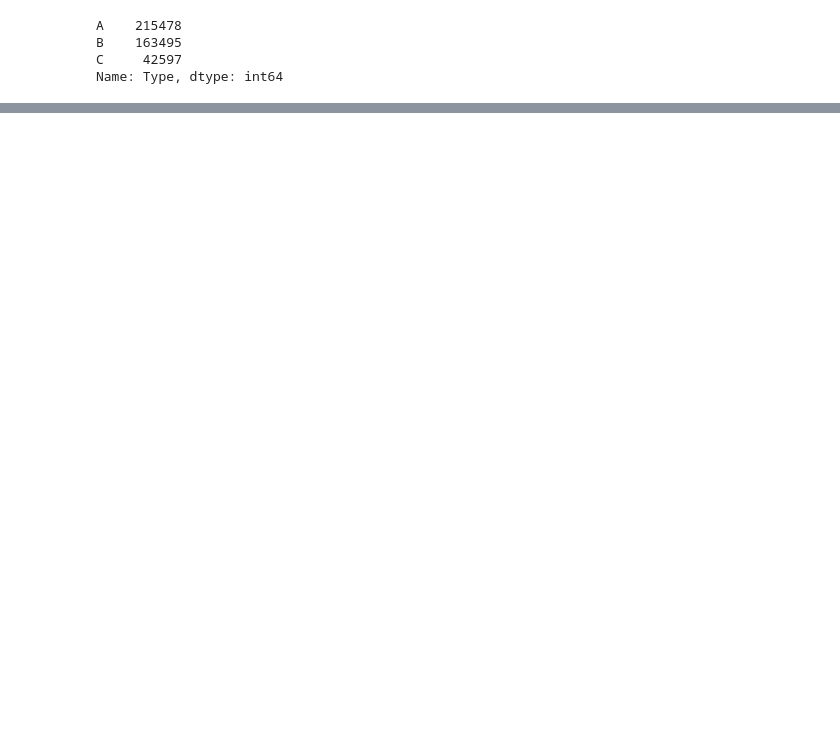
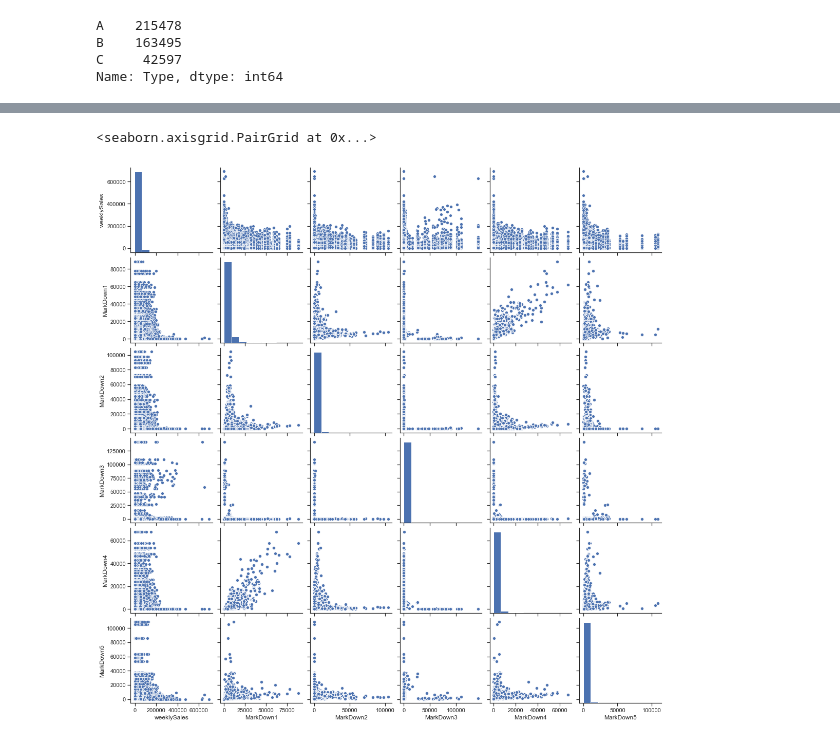
Before and after one commit to 123srb/Walmart-Sales-Forecast, a Jupyter notebook: Walmart Sales Forecast.ipynb, the cells around one changed output, grey strips where cells are left out. Cells and saved outputs as stored; diff of their text form; code cells hidden in the pictures; blank space fills up the shorter version.

```diff
--- a/Walmart Sales Forecast.ipynb
+++ b/Walmart Sales Forecast.ipynb
@@ -131,0 +183,5 @@ df.describe()
+# %%
+sns.pairplot(df.fillna(0), vars=['weeklySales', 'MarkDown1', 'MarkDown2', 'MarkDown3', 'MarkDown4', 'MarkDown5'])
+# %% [output]
+<seaborn.axisgrid.PairGrid at 0x...>
+[figure, added]
```
Also changed, not shown: parts of 14 cells of this notebook.
